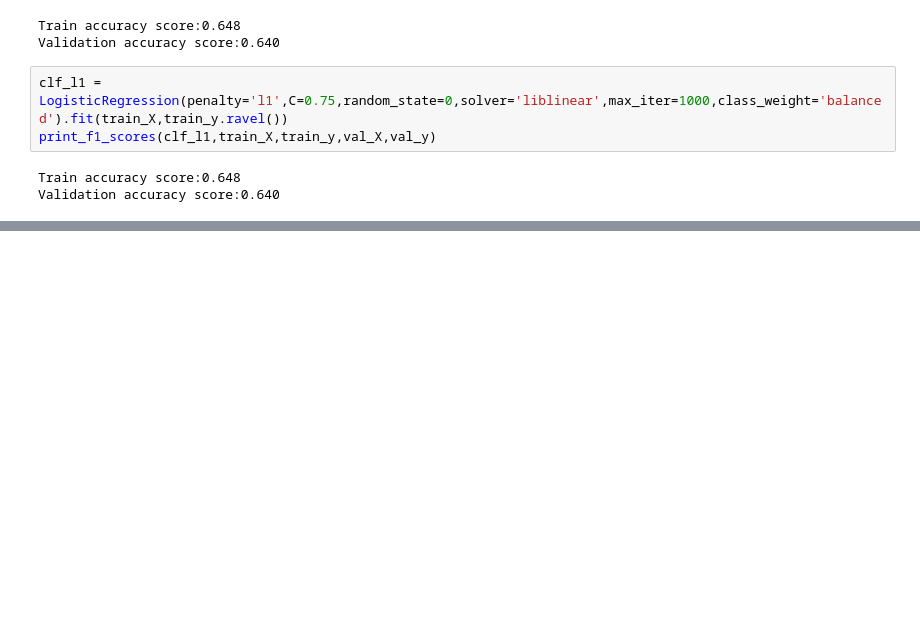
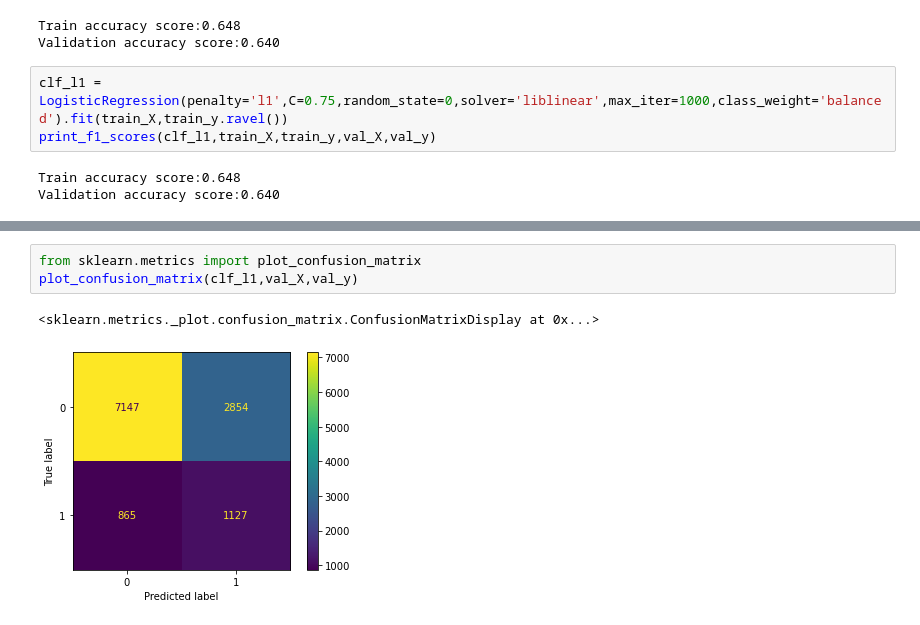
Before and after one commit to s3785704/machine-learning-assign01, a Jupyter notebook: assign1.ipynb, the cells around one changed output, grey strips where cells are left out. Cells and saved outputs as stored; diff of their text form; blank space fills up the shorter version.

```diff
--- a/assign1.ipynb
+++ b/assign1.ipynb
@@ -556,0 +569,6 @@ Validation accuracy score:0.640
+# %%
+from sklearn.metrics import plot_confusion_matrix
+plot_confusion_matrix(clf_l1,val_X,val_y)
+# %% [output]
+<sklearn.metrics._plot.confusion_matrix.ConfusionMatrixDisplay at 0x...>
+[figure, added]
```
Also changed, not shown: parts of 2 cells of this notebook.
